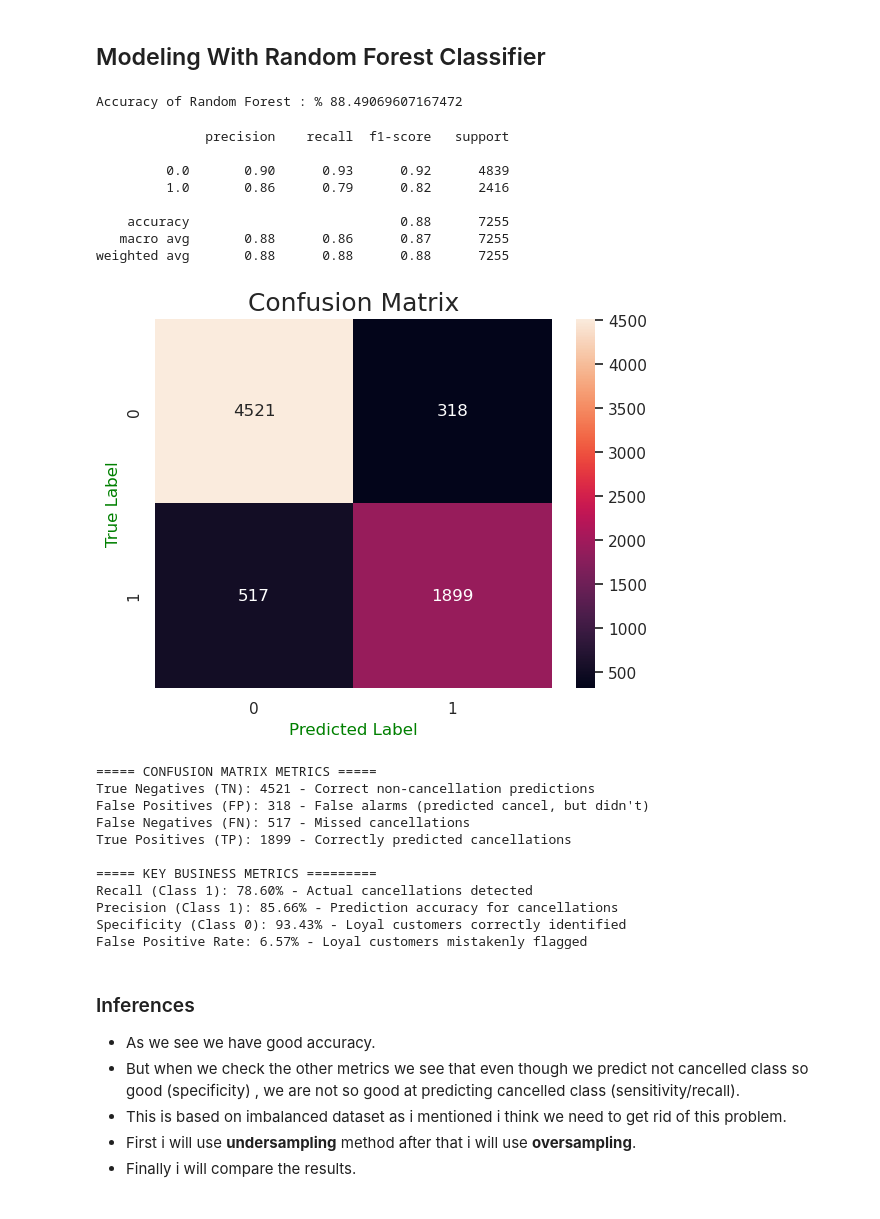
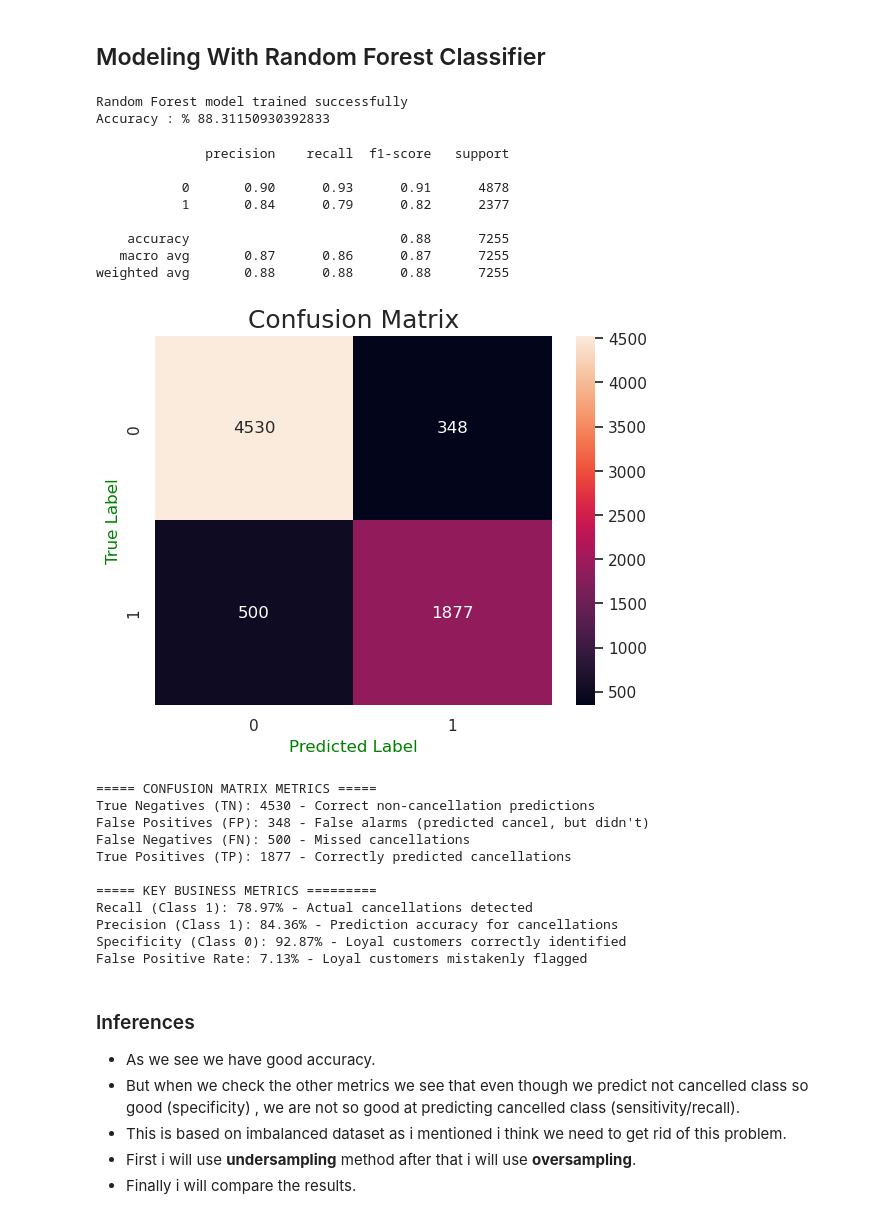
Before and after one commit to rolaseba/hotel-reservation-prediction, a Jupyter notebook: notebook.ipynb, the cells around one changed output. Saved outputs shown, nothing was run; the diff lists cells and outputs as text; code cells hidden in the pictures.

```diff
--- a/notebook.ipynb
+++ b/notebook.ipynb
@@ -1612,0 +1572,8 @@ Test_y : (7255,)
+# %%
+# Column type detection (reusable)
+categorical_cols = X_train.select_dtypes(include=['object', 'category', 'bool']).columns.tolist()
+numeric_cols = X_train.select_dtypes(include=['number']).columns.tolist()
+numeric_cols = [col for col in numeric_cols if col not in categorical_cols]
+
+print(f"Categorical columns: {len(categorical_cols)}")
+print(f"Numeric columns: {len(numeric_cols)}")
@@ -1687,33 +1710,59 @@ To evaluate the cancellation prediction model, we will prioritize the following
 # %% [markdown]
 ## Modeling With Random Forest Classifier
-# %%
-from sklearn.ensemble import RandomForestClassifier
-rf = RandomForestClassifier(random_state=42)
-rf.fit(X_train, y_train)
-print("Accuracy of Random Forest : % {}".format(rf.score(X_test,y_test)*100))
-# %% [output]
-Accuracy of Random Forest : % 88.49069607167472
+# %%
+from sklearn.ensemble import RandomForestClassifier
+
+# Random Forest Pipeline
+rf_pipeline = Pipeline(steps=[
+    ("preprocessor", preprocessor),
+    ("model", RandomForestClassifier(
+        n_estimators=200,
+        random_state=8818,
+        n_jobs=-1,
+        #class_weight='balanced' # we will work on it manually
+    ))
+])
+
+# Train model
+rf_pipeline.fit(X_train, y_train)
+print("Random Forest model trained successfully")
+print("Accuracy : % {}".format(rf_pipeline.score(X_test,y_test)*100))
+
+# Define Prediction acording the new model+pipeline
+y_pred = rf_pipeline.predict(X_test)
+# %% [output]
+Random Forest model trained successfully
+Accuracy : % 88.31150930392833
 # %%
 # This metrics gives me more information
-from sklearn.metrics import classification_report
-y_pred = rf.predict(X_test)
 print(classification_report(y_test, y_pred))
 # %% [output]
               precision    recall  f1-score   support
 
-         0.0       0.90      0.93      0.92      4839
-         1.0       0.86      0.79      0.82      2416
+           0       0.90      0.93      0.91      4878
+           1       0.84      0.79      0.82      2377
 
     accuracy                           0.88      7255
-   macro avg       0.88      0.86      0.87      7255
+   macro avg       0.87      0.86      0.87      7255
 weighted avg       0.88      0.88      0.88      7255
 # %%
-from sklearn.metrics import confusion_matrix
-
-y_pred = rf.predict(X_test)
 sns.heatmap(confusion_matrix(y_test,y_pred), annot=True, fmt=".0f")
 plt.title("Confusion Matrix", fontsize=18)
 plt.xlabel("Predicted Label", color = "green", fontsize = 12)
 plt.ylabel("True Label", color = "green", fontsize = 12);
+plt.show()
+
+print_confusion_matrix_analysis(y_test, y_pred)
 # %% [output]
-[figure, old version]
+[figure, new version]
+===== CONFUSION MATRIX METRICS =====
+True Negatives (TN): 4530 - Correct non-cancellation predictions
+False Positives (FP): 348 - False alarms (predicted cancel, but didn't)
+False Negatives (FN): 500 - Missed cancellations
+True Positives (TP): 1877 - Correctly predicted cancellations
+
+===== KEY BUSINESS METRICS =========
+Recall (Class 1): 78.97% - Actual cancellations detected
+Precision (Class 1): 84.36% - Prediction accuracy for cancellations
+Specificity (Class 0): 92.87% - Loyal customers correctly identified
+False Positive Rate: 7.13% - Loyal customers mistakenly flagged
@@ -1754,17 +1769,3 @@ def print_confusion_matrix_analysis(y_test, y_pred):
-# %%
-print_confusion_matrix_analysis(y_test, y_pred)
-# %% [output]
-===== CONFUSION MATRIX METRICS =====
-True Negatives (TN): 4521 - Correct non-cancellation predictions
-False Positives (FP): 318 - False alarms (predicted cancel, but didn't)
-False Negatives (FN): 517 - Missed cancellations
-True Positives (TP): 1899 - Correctly predicted cancellations
-
-===== KEY BUSINESS METRICS =========
-Recall (Class 1): 78.60% - Actual cancellations detected
-Precision (Class 1): 85.66% - Prediction accuracy for cancellations
-Specificity (Class 0): 93.43% - Loyal customers correctly identified
-False Positive Rate: 6.57% - Loyal customers mistakenly flagged
 # %% [markdown]
 ### Inferences
 * As we see we have good accuracy.
```
Also changed, not shown: parts of 101 cells of this notebook.
